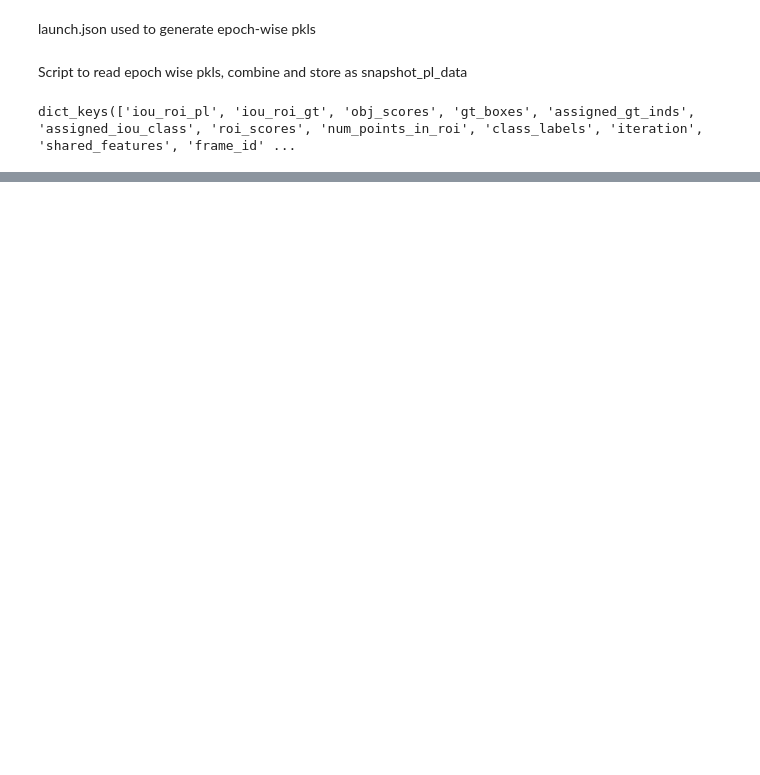
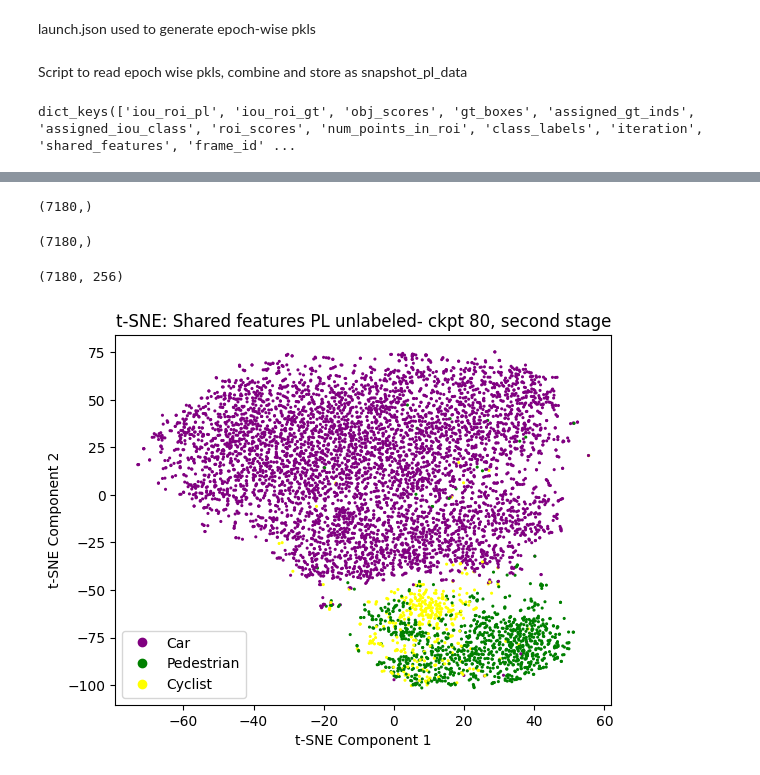
Before and after one commit to adv010/OpenPCDet, a Jupyter notebook: Tsne_PL_objectness.ipynb, the cells around one changed output, grey strips where cells are left out. Cells and saved outputs as stored; diff of their text form; code cells hidden in the pictures; blank space fills up the shorter version.

```diff
--- a/Tsne_PL_objectness.ipynb
+++ b/Tsne_PL_objectness.ipynb
@@ -48,8 +48,7 @@ Script to read epoch wise pkls, combine and store as snapshot_pl_data
 import os
 import pickle
 # Directory containing the pickle files
-pickle_dir = "/mnt/data/adat01/adv_OpenPCDet/output/kitti_models/pv_rcnn_ssl_60/Tsne_data_for_PLs_a15f09f/"
-
+pickle_dir = "/mnt/data/adat01/adv_OpenPCDet/output/kitti_models/pv_rcnn_ssl_60/Tsne_objectness_pkl_scores_28be05f"
 # List all pickle files in the directory
 pickle_files = [file for file in os.listdir(pickle_dir) if file.endswith(".pkl")]
 
@@ -127,8 +97,22 @@ print(np.unique(ulb_frame_ids).shape)
 # %%
-# To CPU
-for i in range(len(snapshot_pl_data['gt_obj_scores'])):
-    snapshot_pl_data['gt_obj_scores'][i] = snapshot_pl_data['gt_obj_scores'][i].cpu()
-    snapshot_pl_data['ori_gt_boxes'][i] = snapshot_pl_data['ori_gt_boxes'][i].cpu()
+for i in range(len(snapshot_pl_data['IOU_assigned_label'])):
+    snapshot_pl_data['IOU_assigned_label'][i] = snapshot_pl_data['IOU_assigned_label'][i].cpu()
+
+iou_assigned_label = np.concatenate(snapshot_pl_data['IOU_assigned_label'])
+iou_assigned_label.shape
+# %% [output]
+(7180,)
+# %%
+pl_labels = np.concatenate(snapshot_pl_data['gt_boxes'])
+pl_labels = pl_labels[:, -1]
+pl_labels.shape
+# %% [output]
+(7180,)
+# %%
+sh_gt_array = np.concatenate(snapshot_pl_data['shared_features_gt'])
+sh_gt_array.shape
+# %% [output]
+(7180, 256)
 # %%
 import torch
 
@@ -171,4 +155,43 @@ lbl_gt_sh_ft = np.concatenate(labeled_gt_sh_ft_list)
 ulb_gt_obj_scores= np.concatenate(unlabeled_gt_obj_scores_list)
 ulb_gt_classes = np.concatenate(unlabeled_gt_classes_list)
 ulb_gt_sh_ft = np.concatenate(unlabeled_gt_sh_ft_list)
+# %%
+import numpy as np
+import matplotlib.pyplot as plt
+from sklearn.manifold import TSNE
+from sklearn.preprocessing import StandardScaler
+from matplotlib.colors import ListedColormap
+
+# Create a sample dataset
+x = sh_gt_array
+y = pl_labels.astype(int)
+iou_labels = iou_assigned_label
+
+# Normalize the features
+scaler = StandardScaler()
+x_normalized = scaler.fit_transform(x)
+
+# Perform t-SNE on normalized features
+tsne = TSNE(n_components=2, perplexity=30, learning_rate='auto', n_iter=1500, random_state=0)
+x_tsne = tsne.fit_transform(x_normalized)
+
+# Create custom colormap
+colors = ['purple', 'green', 'yellow']
+cmap = ListedColormap(colors)
+
+# Create a scatter plot with colored points based on labels
+scatter = plt.scatter(x_tsne[:, 0], x_tsne[:, 1], c=y, cmap=cmap, s=1.5)
+
+# Add legend
+legend_labels = ['Car', 'Pedestrian', 'Cyclist']
+plt.legend(handles=scatter.legend_elements()[0], labels=legend_labels)
+
+plt.xlabel('t-SNE Component 1')
+plt.ylabel('t-SNE Component 2')
+title = "t-SNE: Shared features PL unlabeled- ckpt 80, second stage"
+plt.title(title)
+
+plt.show()
+# %% [output]
+[figure, added]
 # %%
```
Also changed, not shown: parts of 22 cells of this notebook, 4 other files.
